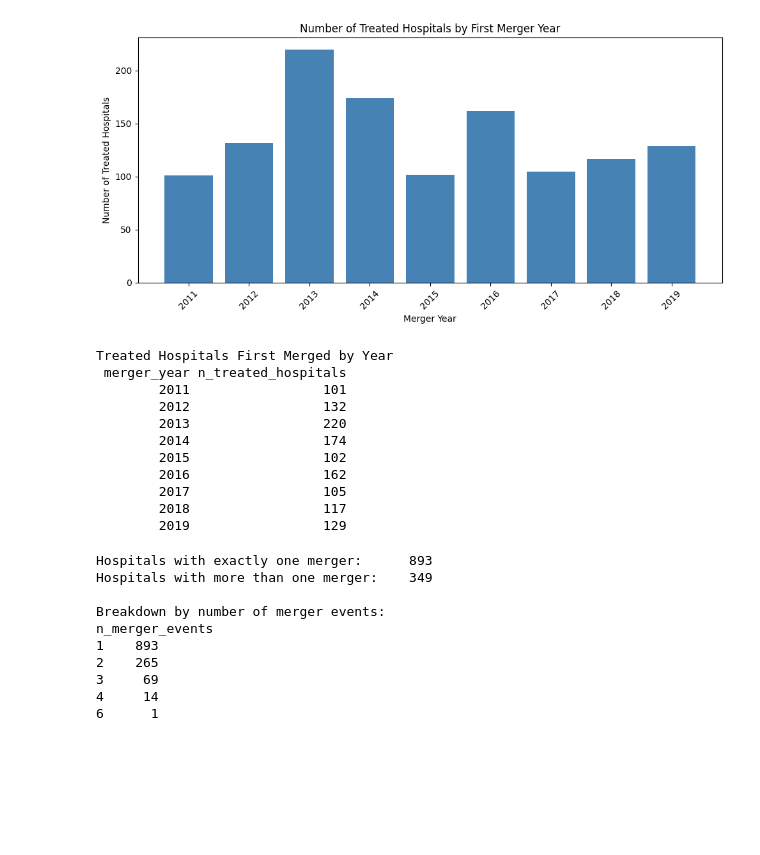
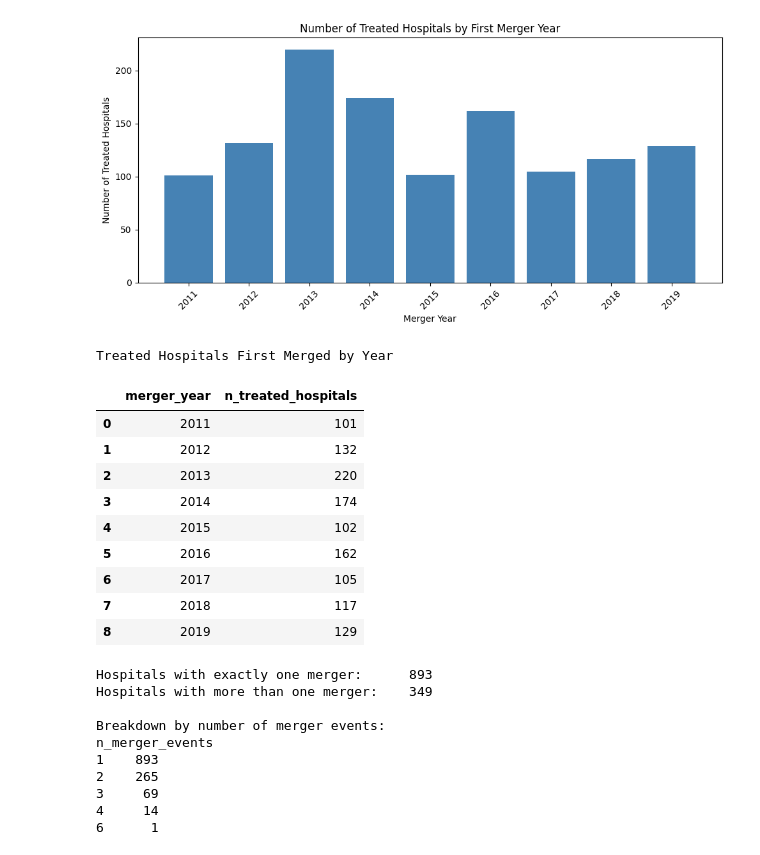
Before and after one commit to FarnooshMemari/IDS_701_final_project, a Jupyter notebook: 02_data_preparation/eda.ipynb, the cells around one changed output. Drawn from its saved outputs; the diff is of its cells as text; code cells hidden in the pictures; blank space fills up the shorter version.

```diff
--- a/02_data_preparation/eda.ipynb
+++ b/02_data_preparation/eda.ipynb
@@ -324,40 +324,36 @@ plt.show()
 # %%
 # Summarize treated hospitals by first merger year (one row per year).
 treated_merger_year_summary = (
     hospital_panel_df.loc[hospital_panel_df["treated"] == 1, ["ccn", "merger_year"]]
     .dropna(subset=["merger_year"])
     .drop_duplicates(subset=["ccn"])
     .assign(merger_year=lambda d: d["merger_year"].astype(int))
     .groupby("merger_year", as_index=False)["ccn"]
     .nunique()
     .rename(columns={"ccn": "n_treated_hospitals"})
     .sort_values("merger_year")
 )
 
 # Format the count column for easier reading while keeping the same two-column layout.
 treated_merger_year_summary_display = treated_merger_year_summary.copy()
 treated_merger_year_summary_display["n_treated_hospitals"] = (
     treated_merger_year_summary_display["n_treated_hospitals"].map(lambda x: f"{x:,}")
 )
 
 print("\nTreated Hospitals First Merged by Year")
-print(
-    treated_merger_year_summary_display[
-        ["merger_year", "n_treated_hospitals"]
-    ].to_string(index=False)
-)
+display(treated_merger_year_summary_display[["merger_year", "n_treated_hospitals"]])
 # %% [output]
 Treated Hospitals First Merged by Year
- merger_year n_treated_hospitals
-        2011                 101
-        2012                 132
-        2013                 220
-        2014                 174
-        2015                 102
-        2016                 162
-        2017                 105
-        2018                 117
-        2019                 129
+|  | merger_year | n_treated_hospitals |
+| 0 | 2011 | 101 |
+| 1 | 2012 | 132 |
+| 2 | 2013 | 220 |
+| 3 | 2014 | 174 |
+| 4 | 2015 | 102 |
+| 5 | 2016 | 162 |
+| 6 | 2017 | 105 |
+| 7 | 2018 | 117 |
+| 8 | 2019 | 129 |
 # %%
 # Summarize how many merger events each hospital experiences.
 # count the number of merger events per hospital
```
Also changed, not shown: 12 other files.
